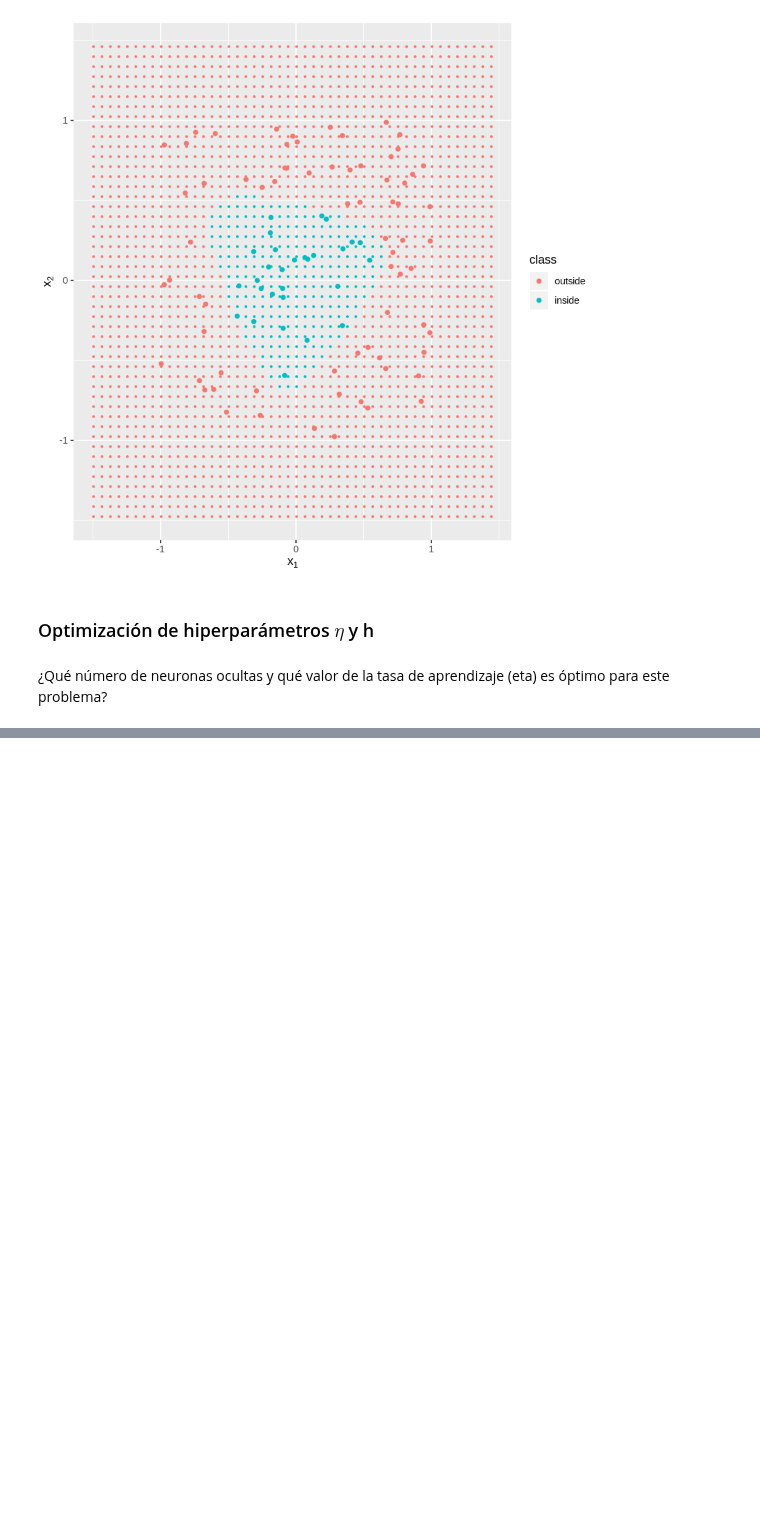
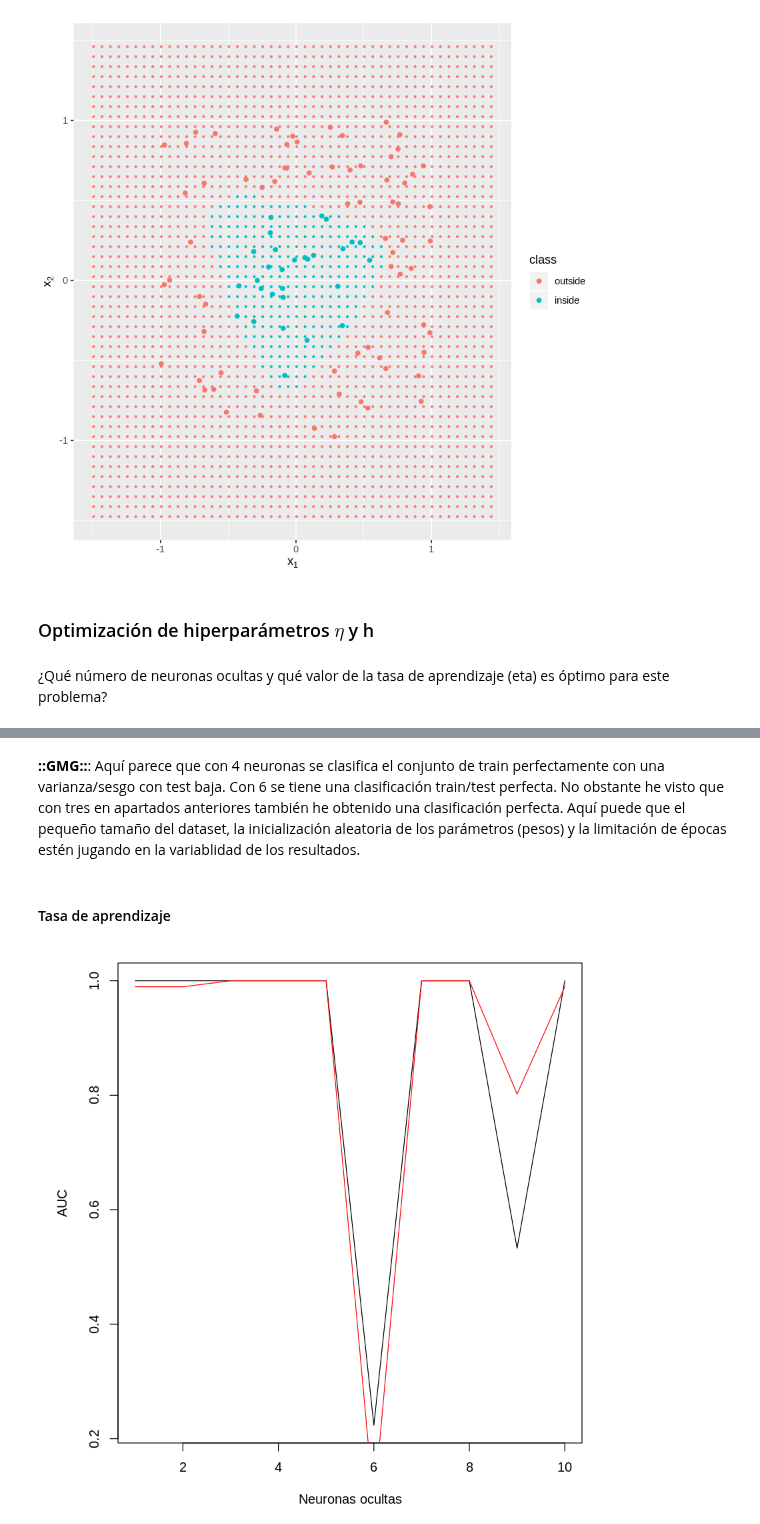
Before and after one commit to yerartdev/m1969-machine-learning-i, a Jupyter notebook: deliverable/tarea-01/m1969-tarea-01-mlp.ipynb, the cells around one changed output, grey strips where cells are left out. Drawn from its saved outputs; the diff is of its cells as text; code cells hidden in the pictures; blank space fills up the shorter version.

```diff
--- a/deliverable/tarea-01/m1969-tarea-01-mlp.ipynb
+++ b/deliverable/tarea-01/m1969-tarea-01-mlp.ipynb
@@ -249,0 +270,24 @@ ggplot(circle) + aes(x1, x2, colour = class) +
+# %% [markdown]
+**::GMG::**: Aquí parece que con 4 neuronas se clasifica el conjunto de train perfectamente con una varianza/sesgo con test baja. Con 6 se tiene una clasificación train/test perfecta. No obstante he visto que con tres en apartados anteriores también he obtenido una clasificación perfecta. Aquí puede que el pequeño tamaño del dataset, la inicialización aleatoria de los parámetros (pesos) y la limitación de épocas estén jugando en la variablidad de los resultados.
+# %% [markdown]
+#### Tasa de aprendizaje
+# %%
+#::GMG::Pruebo con la tasa de aprendizaje con AUC
+aucTRAIN <- aucTEST <- vector("numeric", length = 10)
+for (i in 1:10) {
+  model <- mi_mlp(y = circle_train$class,
+                  x = data.matrix(circle_train[, c('x1', 'x2')]),
+                  h = 4,
+                  epochs = 1000,
+                  eta = i*0.1,
+                  x_test = data.matrix(circle_test[, c('x1', 'x2')])
+                 )
+  aucTRAIN[i] <- verification::roc.area(circle_train$class, model$fitted)$A
+  aucTEST[i] <- verification::roc.area(circle_test$class, model$testFitted)$A
+}
+# %%
+par(mar = c(4,5,1,1))
+plot(1:10,aucTRAIN,type = "l", col = "black", ylab = "AUC", xlab = "Neuronas ocultas")
+lines(1:10,aucTEST,col = "red")
+# %% [output]
+[figure, added]
```
Also changed, not shown: parts of 9 cells of this notebook.
